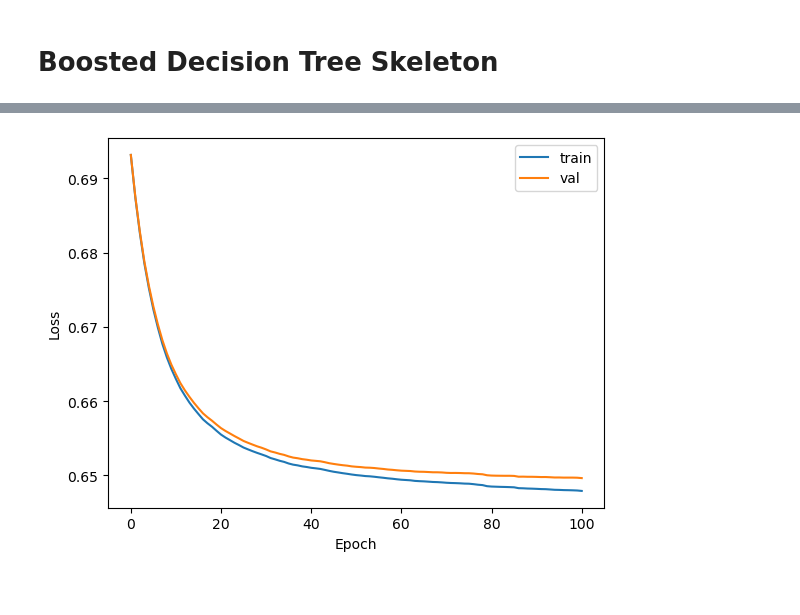
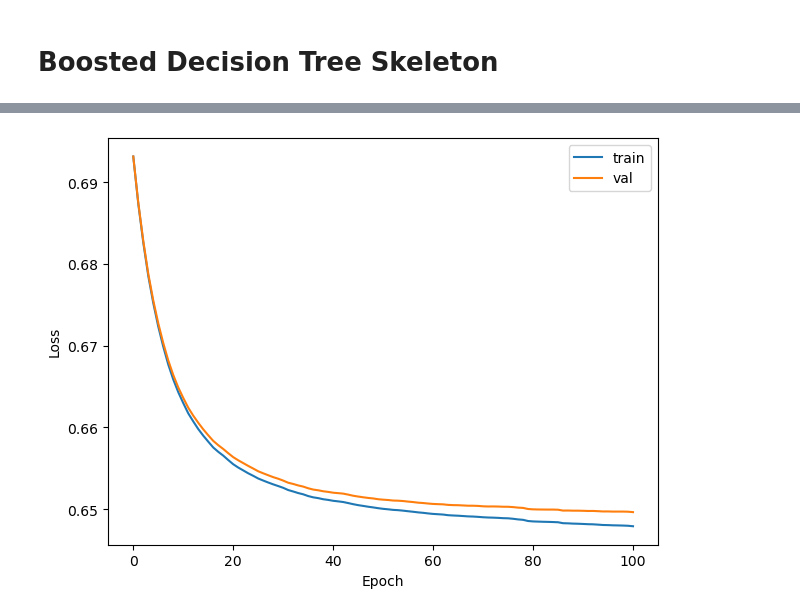
Before and after one commit to bristol-dune/atmospherics-tools, a Jupyter notebook: fast-osc-feedback/BDT-Skeleton.ipynb, the cells around one changed output, grey strips where cells are left out. Drawn from its saved outputs; the diff is of its cells as text; code cells hidden in the pictures; blank space fills up the shorter version.

```diff
--- a/fast-osc-feedback/BDT-Skeleton.ipynb
+++ b/fast-osc-feedback/BDT-Skeleton.ipynb
@@ -180,22 +180,20 @@ shape: (2_651_027, 14)
 # %%
 from sklearn.ensemble import HistGradientBoostingClassifier
 import matplotlib.pyplot as plt
 
 clf = HistGradientBoostingClassifier(random_state=0, class_weight="balanced").fit(
     X_train, y_train
 )
-
-scores_train = clf.decision_function(X_train)
-scores_test = clf.decision_function(X_test)
 
 train_loss = -clf.train_score_
 val_loss = -clf.validation_score_
 
 plt.plot(train_loss, label="train")
 plt.plot(val_loss, label="val")
 plt.xlabel("Epoch")
 plt.ylabel("Loss")
 plt.legend()
-plt.show()
+plt.tight_layout()
+plt.savefig("loss-graph.svg")
 # %% [output]
-[figure, old version]
+[figure, new version]
```
Also changed, not shown: parts of 9 cells of this notebook, 5 other files.
